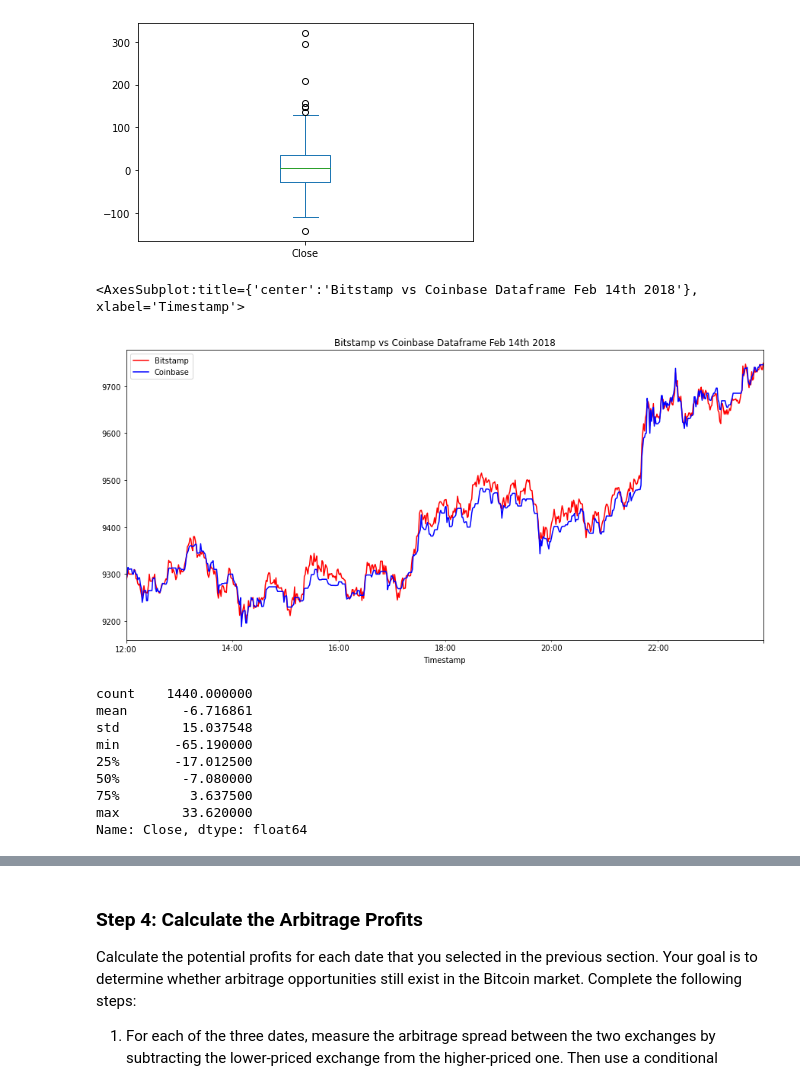
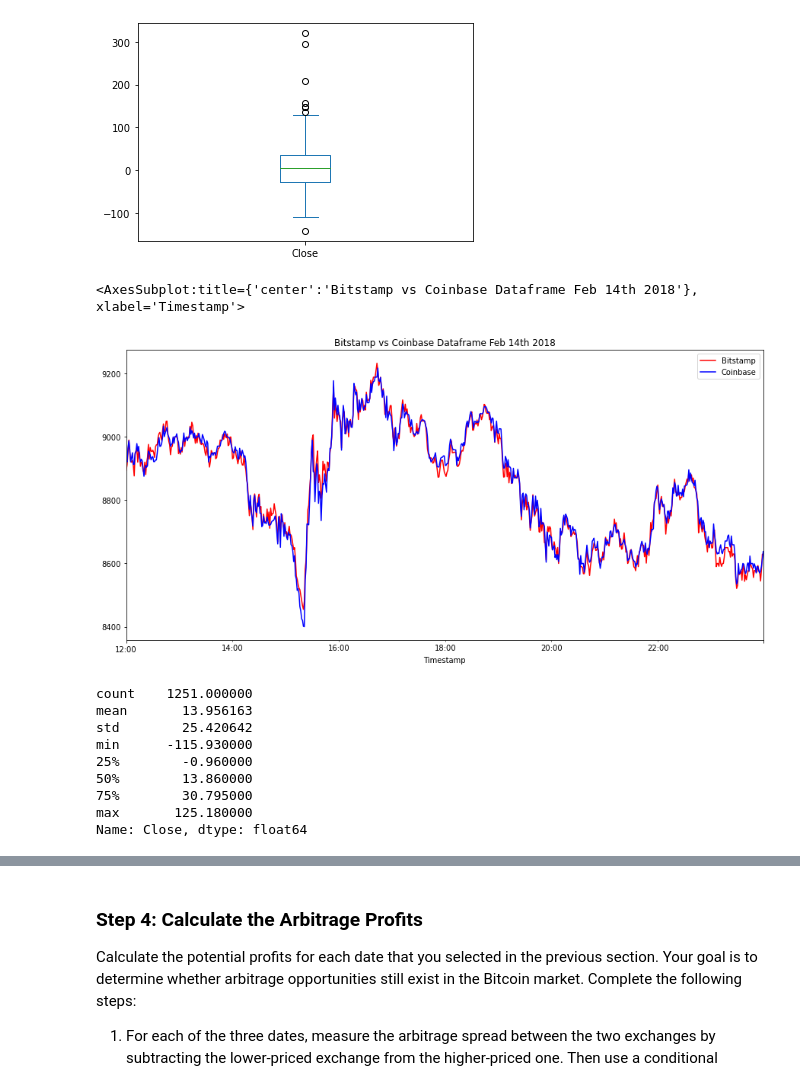
Before and after one commit to yanickw/crypto_arbitrage, a Jupyter notebook: crypto_arbitrage.ipynb, the cells around one changed output, grey strips where cells are left out. Drawn from its saved outputs; the diff is of its cells as text; code cells hidden in the pictures.

Commit message:
Finalized a first pass. Will have to go back, annotate and write a description of my observation from the selected dataframe. Also need to complete the README file before submitting

```diff
--- a/crypto_arbitrage.ipynb
+++ b/crypto_arbitrage.ipynb
@@ -463,27 +463,27 @@ arbitrage_spread_early.plot.box(column="Close")
 # %%
 # Create an overlay plot that visualizes the two dataframes over a period of one day from the middle of the dataset.
 # Be sure that the plots include the parameters `legend`, `figsize`, `title`, `color` and `label`
-bitstamp_df['Close'].loc['2018-02-14 12:00:00':'2018-02-14 23:59:00'].plot(legend=True, figsize=(15,7), title="Bitstamp vs Coinbase Dataframe Feb 14th 2018", color="red", label="Bitstamp")
-coinbase_df['Close'].loc['2018-02-14 12:00:00':'2018-02-14 23:59:00'].plot(legend=True, figsize=(15,7), color="blue", label="Coinbase")
+bitstamp_df['Close'].loc['2018-02-01 12:00:00':'2018-02-01 23:59:00'].plot(legend=True, figsize=(15,7), title="Bitstamp vs Coinbase Dataframe Feb 14th 2018", color="red", label="Bitstamp")
+coinbase_df['Close'].loc['2018-02-01 12:00:00':'2018-02-01 23:59:00'].plot(legend=True, figsize=(15,7), color="blue", label="Coinbase")
 # %% [output]
 <AxesSubplot:title={'center':'Bitstamp vs Coinbase Dataframe Feb 14th 2018'}, xlabel='Timestamp'>
-[figure, old version]
+[figure, new version]
 # %%
 # Using the date in the middle that you have selected, calculate the arbitrage spread
 # by subtracting the bitstamp lower closing prices from the coinbase higher closing prices
-arbitrage_spread_middle = coinbase_df["Close"].loc["2018-02-14"]-bitstamp_df["Close"].loc["2018-02-14"]
+arbitrage_spread_middle = coinbase_df["Close"].loc["2018-02-01"]-bitstamp_df["Close"].loc["2018-02-01"]
 
 # Generate summary statistics
 arbitrage_spread_middle.describe()
 # %% [output]
-count    1440.000000
-mean       -6.716861
-std        15.037548
-min       -65.190000
-25%       -17.012500
-50%        -7.080000
-75%         3.637500
-max        33.620000
+count    1251.000000
+mean       13.956163
+std        25.420642
+min      -115.930000
+25%        -0.960000
+50%        13.860000
+75%        30.795000
+max       125.180000
 Name: Close, dtype: float64
 # %%
 # Visualize the arbitrage spread from the middle of the dataset in a box plot
```
Also changed, not shown: parts of 16 cells of this notebook.
